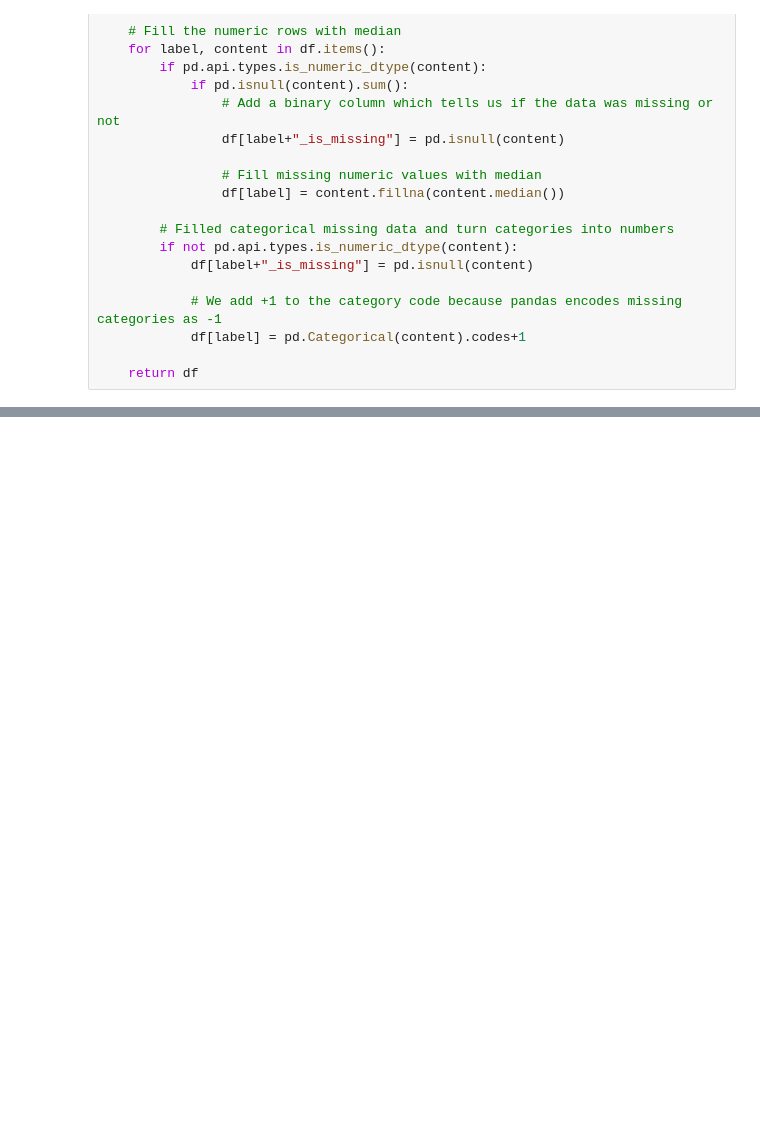
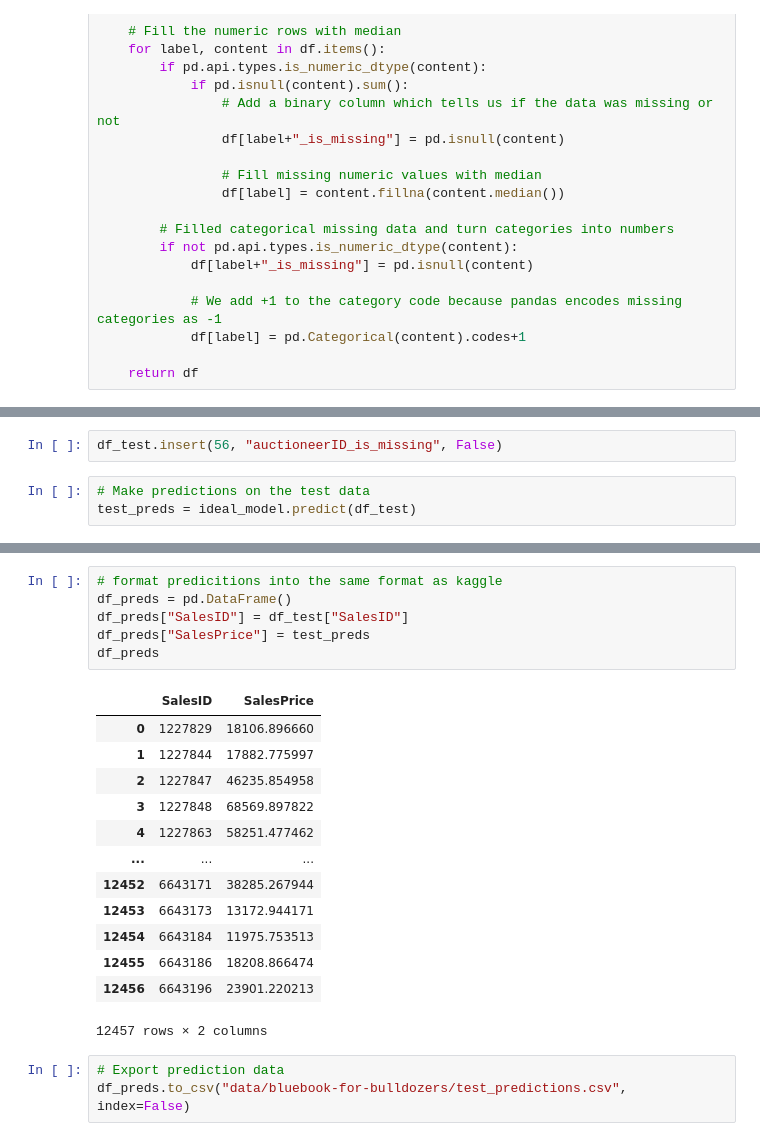
Before and after one commit to Saarangagarwal/bulldozer-price-prediction, a Jupyter notebook: bulldozer-price-prediction.ipynb, the cells around one changed output, grey strips where cells are left out. Cells and saved outputs as stored; diff of their text form; blank space fills up the shorter version.

```diff
--- a/bulldozer-price-prediction.ipynb
+++ b/bulldozer-price-prediction.ipynb
@@ -917,0 +956,5 @@ def preprocess_data(df):
+# %%
+df_test.insert(56, "auctioneerID_is_missing", False)
+# %%
+# Make predictions on the test data
+test_preds = ideal_model.predict(df_test)
@@ -917,0 +966,23 @@ def preprocess_data(df):
+# %%
+# format predicitions into the same format as kaggle
+df_preds = pd.DataFrame()
+df_preds["SalesID"] = df_test["SalesID"]
+df_preds["SalesPrice"] = test_preds
+df_preds
+# %% [output]
+|  | SalesID | SalesPrice |
+| 0 | 1227829 | 18106.896660 |
+| 1 | 1227844 | 17882.775997 |
+| 2 | 1227847 | 46235.854958 |
+| 3 | 1227848 | 68569.897822 |
+| 4 | 1227863 | 58251.477462 |
+| ... | ... | ... |
+| 12452 | 6643171 | 38285.267944 |
+| 12453 | 6643173 | 13172.944171 |
+| 12454 | 6643184 | 11975.753513 |
+| 12455 | 6643186 | 18208.866474 |
+| 12456 | 6643196 | 23901.220213 |
+12457 rows × 2 columns
+# %%
+# Export prediction data
+df_preds.to_csv("data/bluebook-for-bulldozers/test_predictions.csv", index=False)
```
Also changed, not shown: parts of 10 cells of this notebook.
